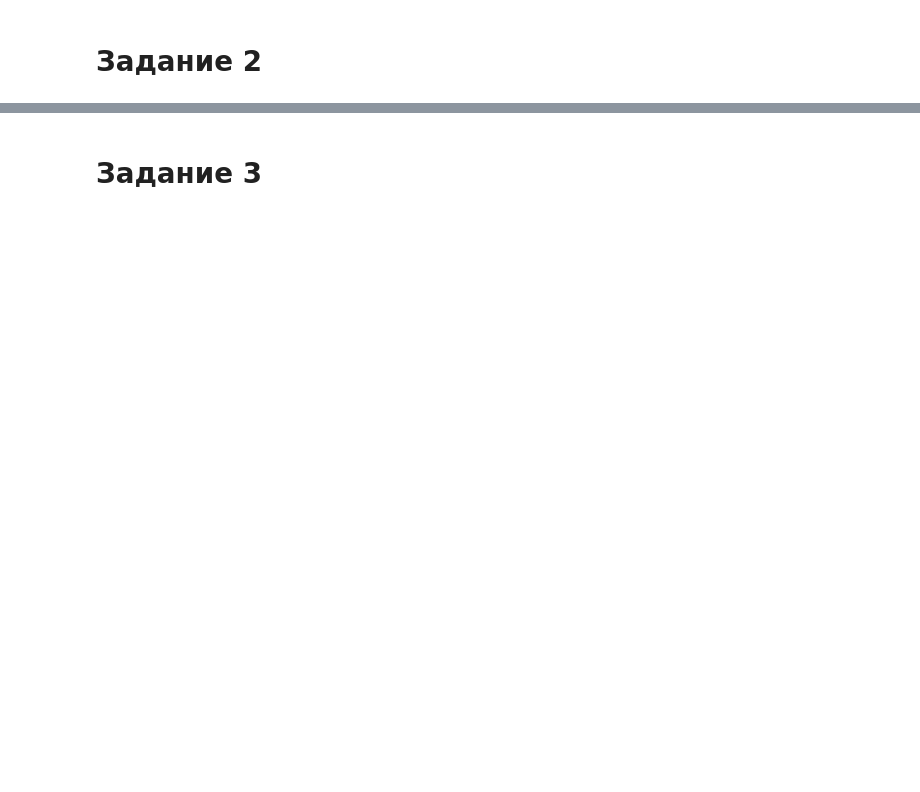
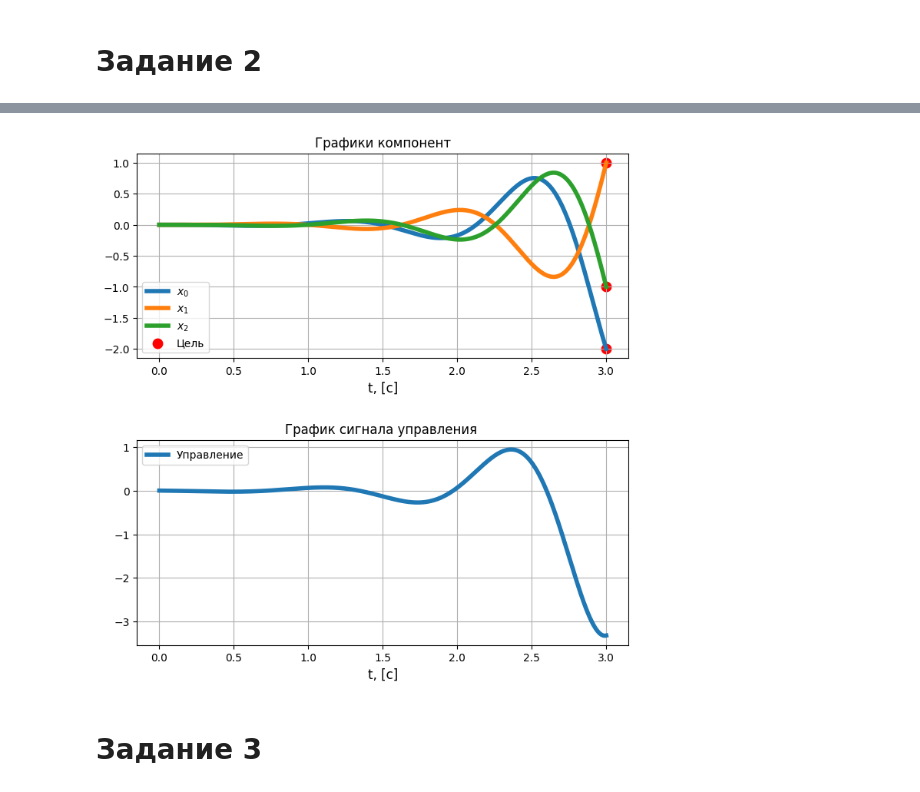
Before and after one commit to EgorProkopov/TAU2, a Jupyter notebook: notebooks/tau_7.ipynb, the cells around one changed output, grey strips where cells are left out. Cells and saved outputs as stored; diff of their text form; code cells hidden in the pictures; blank space fills up the shorter version.

```diff
--- a/notebooks/tau_7.ipynb
+++ b/notebooks/tau_7.ipynb
@@ -72,0 +110,13 @@ plot_task1(task1_A, task1_B, task1_x1, task1_end_time, 'task1')
+# %%
+task2_A = np.array([
+    [3, 4, -1],
+    [-10, -11, -4],
+    [10, 10, 3]
+])
+
+task2_B = np.array([[2], [1], [-1]])
+
+task2_mbx1 = np.array([[-2], [1], [-1]])
+task2_mbx2 = np.array([[-5], [4], [-1]])
+
+task2_end_time = 3
@@ -73,2 +145,6 @@ plot_task1(task1_A, task1_B, task1_x1, task1_end_time, 'task1')
+# %%
+plot_task1(task2_A, task2_B, task2_mbx1, task1_end_time, 'task1')
+# %% [output]
+[figure, added]
 # %% [markdown]
 # Задание 3
```
Also changed, not shown: parts of 19 cells of this notebook, 5 other files.
